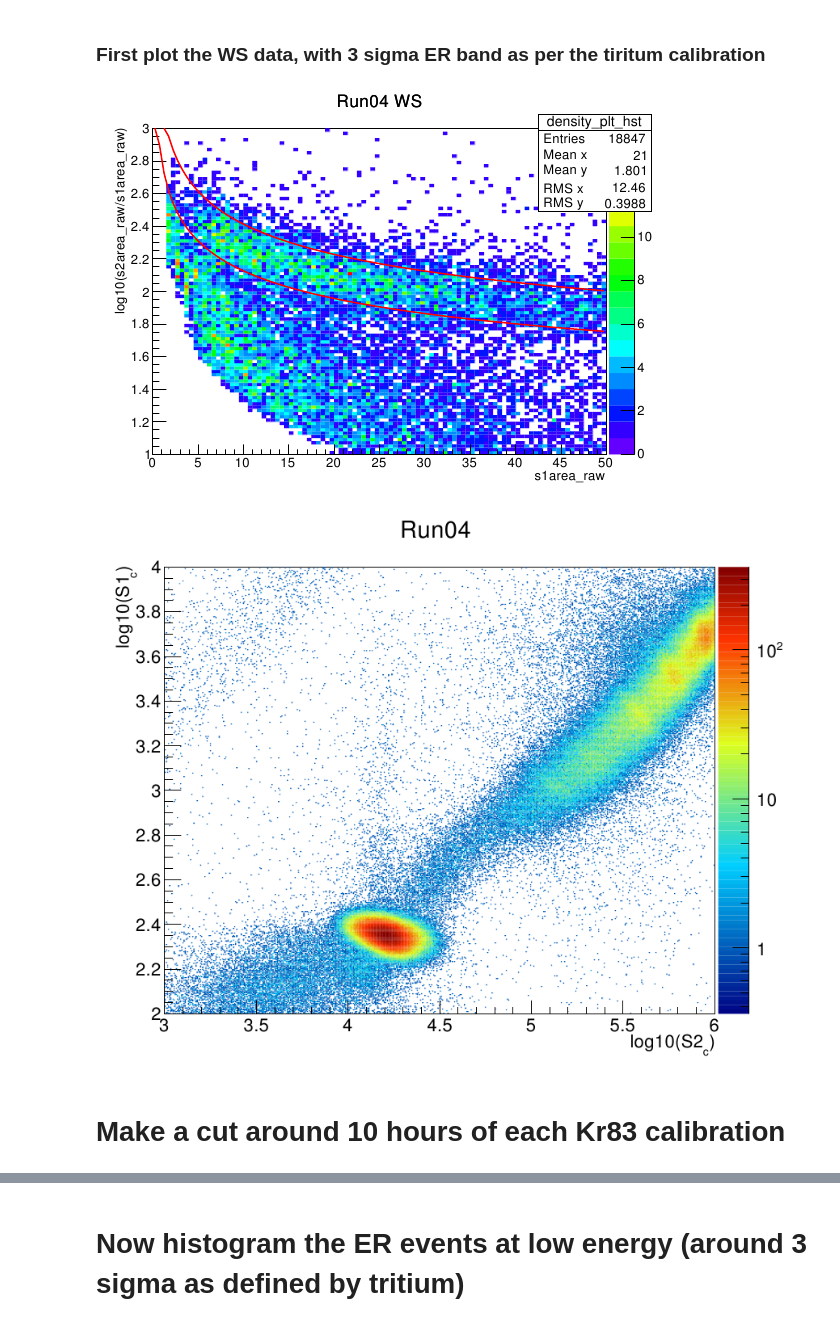
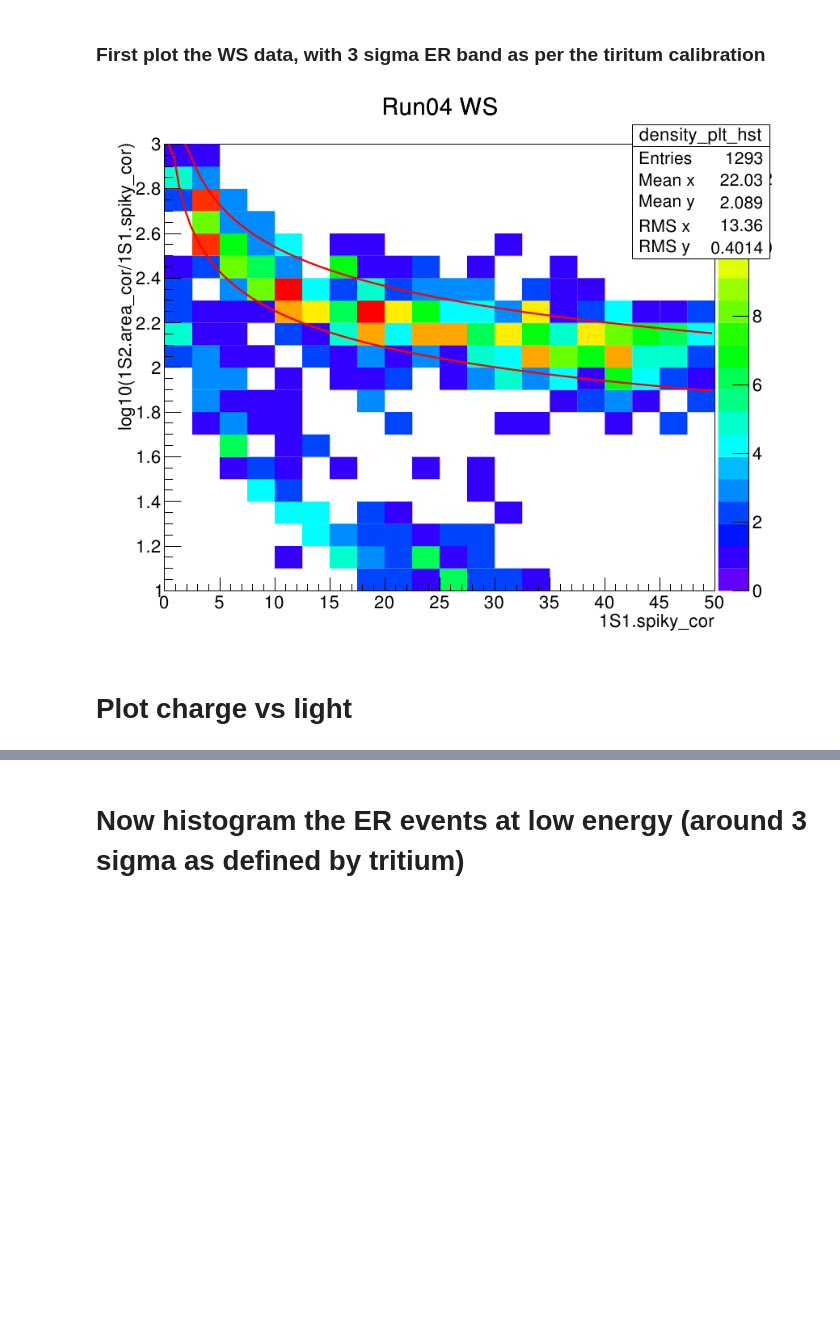
Before and after one commit to attdobi/iPyNb, a Jupyter notebook: Analysis_Code/Root_Run04_E.ipynb, the cells around one changed output, grey strips where cells are left out. Drawn from its saved outputs; the diff is of its cells as text; code cells hidden in the pictures; blank space fills up the shorter version.

```diff
--- a/Analysis_Code/Root_Run04_E.ipynb
+++ b/Analysis_Code/Root_Run04_E.ipynb
@@ -91,6 +71,9 @@ chain.Add('/project/projectdirs/lux/data/golden/Run04_Cs.root')
 
 '''
 
-chain = TChain('golden')
-chain.Add('/project/projectdirs/lux/data/golden/root/Golden_Run04/*.root')
+chain = TChain('filter')
+chain.Add('/global/projecta/projectdirs/lux/data/golden/allRun4/*.root')
+
+chain_live = TChain('live')
+chain_live.Add('/global/projecta/projectdirs/lux/data/golden/allRun4/*.root')
 # %% [output]
@@ -117,39 +134,43 @@ c1.Clear()
 # %%
-c1 = rootnotes.default_canvas(name='icanvas7', size=(1200, 1000))
+c1 = rootnotes.default_canvas(name='icanvas', size=(1200, 1000))
 # %%
-#95% ER bounds from tritium
+#95% ER bounds from tritium (Run03)
 
-au = 3.15  #use 3.10 for 2 sigma bounds #90% 3.007
-bu = -0.1158
+au = 3.22 #use 3.10 for 2 sigma bounds #90% 3.007
+bu = -0.103
+al = 2.89; # use 2.592 #90% 2.682
+bl =-0.108;
 
-al = 2.8; # use 2.592 #90% 2.682
-bl =-0.1197;
+er_cut_l=TCut('log10(1S2.area_cor/1S1.spiky_cor)>{:g}*1S1.spiky_cor^{:g}'.format(al,bl))
+er_cut_u=TCut('log10(1S2.area_cor/1S1.spiky_cor)<{:g}*1S1.spiky_cor^{:g}'.format(au,bu))
 
-er_cut_l=TCut('log10(s2area/spikyS1)>{:g}*spikyS1^{:g}'.format(al,bl))
-er_cut_u=TCut('log10(s2area/spikyS1)<{:g}*spikyS1^{:g}'.format(au,bu))
+fid_vol=TCut('1S2.drift>50 && 1S2.drift<300 && 1S2.rad_delensed <20')
+exclude_time = TCut('((luxstamp<13112550000000000) || (luxstamp>13115514000000358))') # removes 4-hour Feb 2015 acquisition with residual CH3T
+drift_cut = TCut('1S2.drift>0 && 1S2.drift<450')
+close2end = TCut('close2End==0 && 1S1.partner<=0')
+areasWS_cut = TCut('1S1.spiky_cor>1 && 1S1.area_cor<150 && 1S2.area>175 && 1S2.area_cor<10000')
+badareaCut = TCut('((goodarea<=253 && badarea<80) || (goodarea>253 && badarea<(80*(((10**(-2.4))*goodarea)**0.4668))))')
+# Up to now, this is golden for Run04
 
+combined_cut = TCut(fid_vol.GetTitle() + '&&' + exclude_time.GetTitle() + ' && ' + drift_cut.GetTitle() + ' && ' + close2end.GetTitle() + ' && ' + badareaCut.GetTitle() + ' && ' + areasWS_cut.GetTitle());# + ' && ' + areasKr_cut.GetTitle());
 
-fid_vol=TCut('drift>30 && drift<300 && radius<10 && luxstamp/10**15>9')
-area_cut=TCut('spikyS1>0 && s1area<100 && spikyS1<100 && s2area_raw>150 && s2area>200 && s2area<10**5')
-bad_area_cut=TCut('((goodArea<=630 && badArea < 80) || (goodArea>630 && badArea < 80+0.095*(goodArea-630)))')
-combined_cut=TCut(fid_vol.GetTitle() + '&&'+ area_cut.GetTitle() + '&&' + bad_area_cut.GetTitle()); # + '&&' + er_cut_l.GetTitle() + '&&' + er_cut_u.GetTitle()
-
-density_plt_hst=TH2F('density_plt_hst','Run04 WS;s1area_raw;log10(s2area_raw/s1area_raw)',100,0,50,100,1,3)
+density_plt_hst=TH2F('density_plt_hst','Run04 WS;1S1.spiky_cor;log10(1S2.area_cor/1S1.spiky_cor)',20,0,50,20,1,3)
 #density_plt_hst=TH2F('density_plt_hst','Run04 WS;spikyS1;s2area)',30,0,50,30,800,5000)
 
 #chain2.SetMarkerStyle(6)
 #chain2.SetMarkerSize(10)
-n=chain.Draw('log10(s2area/spikyS1):spikyS1>>density_plt_hst',combined_cut,'colz') # WS is chain, chain2 is XeAct, chain3 is Cs137, 4 is DD
+n=chain.Draw('log10(1S2.area_cor/1S1.spiky_cor):1S1.spiky_cor>>density_plt_hst',combined_cut,'colz') # WS is chain, chain2 is XeAct, chain3 is Cs137, 4 is DD
 #n=chain.Draw('s2area:spikyS1>>density_plt_hst',combined_cut,'colz') # WS is chain, chain2 is XeAct, chain3 is Cs137, 4 is DD
 
 
-
-fun1 = TF1( 'fun1', '{:g}*x^{:g}'.format(al,bl), 0, 50)
-fun2 = TF1( 'fun1', '{:g}*x^{:g}'.format(au,bu), 0, 50)
+fun1 = TF1( 'fun1', '{:g}*x^{:g}'.format(al,bl), 0.1, 50)
+fun2 = TF1( 'fun1', '{:g}*x^{:g}'.format(au,bu), 0.1, 50)
 fun1.Draw('Same')
 fun2.Draw('Same')
 
 c1
 # %% [output]
-[figure, old version]
+[figure, new version]
+# %% [markdown]
+<h1> Plot charge vs light </h1>
 # %%
@@ -156,18 +178 @@ c1
 c2 = rootnotes.default_canvas(name='icanvas2', size=(1200, 1000))
-# %%
-fid_vol=TCut('drift>50 && drift<250 && radius<15 && luxstamp/10**15>9')
-area_cut=TCut('s1area>0 && s1area<1e5 && s2area_raw>150 && s2area>200 && s2area<10**6')
-bad_area_cut=TCut('((goodArea<=630 && badArea < 80) || (goodArea>630 && badArea < 80+0.095*(goodArea-630)))')
-
-density_plt_hst=TH2F('density_plt_hst','Run04 ;log10(S2_{c});log10(S1_{c})',500,3,6,500,2,4) #include Kr
-chain.Draw('log10(s1area):log10(s2area)>>density_plt_hst',fid_vol+area_cut+bad_area_cut,'colz')
-
-c2.SetLogz()
-gStyle.SetOptStat(0)
-gStyle.SetPalette(55)
-gStyle.SetNumberContours(100)
-c2
-# %% [output]
-[figure, removed]
-# %% [markdown]
-<h1> Make a cut around 10 hours of each Kr83 calibration </h1>
```
Also changed, not shown: parts of 46 cells of this notebook, 15 other files.
